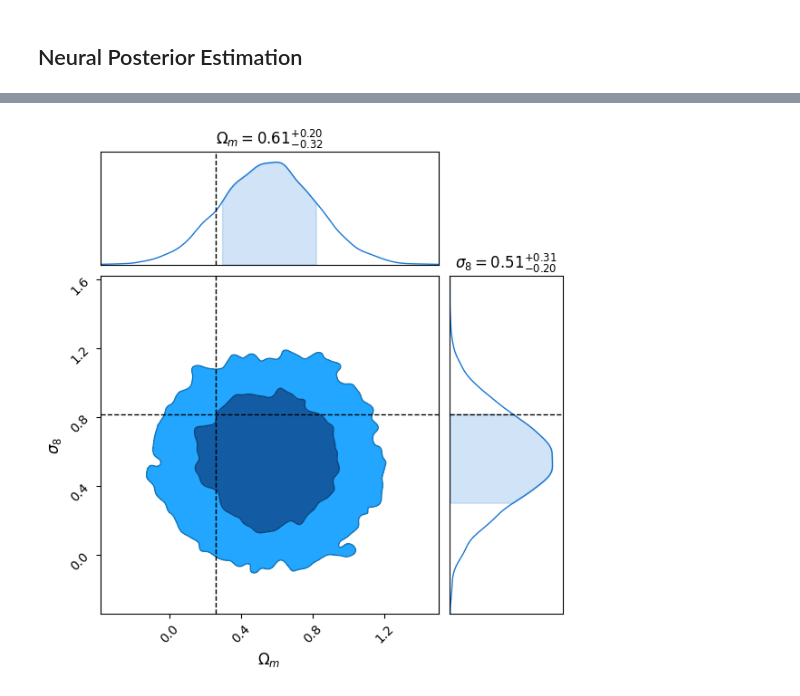
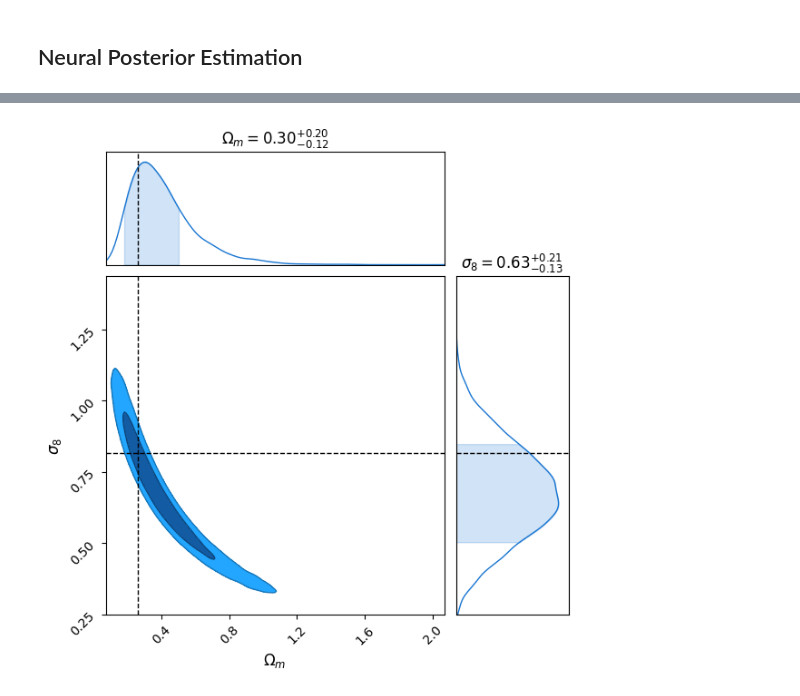
Before and after one commit to sachaguer/jaxili, a Jupyter notebook: notebooks/power_spectrum_jc.ipynb, the cells around one changed output, grey strips where cells are left out. Cells and saved outputs as stored; diff of their text form; code cells hidden in the pictures.

Commit message:
Add normalisation of the data as a correction in example notebooks.

```diff
--- a/notebooks/power_spectrum_jc.ipynb
+++ b/notebooks/power_spectrum_jc.ipynb
@@ -181,9 +193,25 @@ class PowerSpectrumDataset(data.Dataset):
     def __getitem__(self, idx):
         return self.thetas[idx], self.xs[idx]
 
+    def set_params(self, thetas):
+        self.thetas = thetas
+
+    def set_simulation(self, xs):
+        self.xs = xs
+
 train_set = torch.load('ps_dataset/train_set.pt')
 val_set = torch.load('ps_dataset/val_set.pt')
 test_set = torch.load('ps_dataset/test_set.pt')
+
+#Normalize the data.
+thetas, xs = train_set[:]
+xs_mean = xs.mean(axis=0)
+xs_std = xs.std(axis=0)
+train_set.set_simulation((xs - xs_mean) / xs_std)
+_, xs = val_set[:]
+val_set.set_simulation((xs - xs_mean) / xs_std)
+_, xs = test_set[:]
+test_set.set_simulation((xs - xs_mean) / xs_std)
 
 #Specify the batch_size
 batch_size = 50
@@ -248,7 +276,6 @@ class MAFTrainer(TrainerModule):
                  seed : int = 42,
                  activation : str = 'silu',
                  trial : Any = None,
-                 prior : Any = None,
                  **kwargs
                  ):
         super().__init__(model_class=ConditionalMAF,
@@ -260,7 +287,6 @@ class MAFTrainer(TrainerModule):
                              'use_reverse': use_reverse,
                              'seed': seed,
                              'activation': activation,
-                             'prior': prior
                          },
 
                          **kwargs)
@@ -301,7 +327,6 @@ class MAFTrainer(TrainerModule):
             'check_val_every_epoch': self.check_val_every_epoch,
             'seed': self.seed
         }
-        self.config['model_hparams']['prior'] = 'Uniform'
 
     def init_optimizer(self,
                        num_epochs : int,
@@ -416,15 +437,14 @@ CHECKPOINT_PATH = '~/Documents/SBI/sbi_jax/notebooks/checkpoints_ps/'
 dim_params = 2
 dim_obs = 20
 
-trainer = MAFTrainer(
+trainer = MAFTrainer( #There is some issue with the MAF with an odd number of layers that returns fliped samples.
     n_in=dim_params,
     n_cond=dim_obs,
-    n_layers=5,
+    n_layers=4,
     layers=[50, 50],
-    use_reverse=False,
+    use_reverse=True,
     seed=30,
     activation='relu',
-    prior=prior_normal,
     optimizer_hparams={
         'lr': 5e-4,
         'optimizer_name': 'adam'
@@ -530,16 +556,16 @@ Test loss: 0.1425471305847168
 # %%
 model = trainer.bind_model()
 
 #Let's have a look at the output of the network after training
 key = jax.random.PRNGKey(0)
-samples = model.sample(
-    mu.reshape((-1, 20)), num_samples=10000, key=key
+samples_maf = model.sample(
+    (observation.reshape((-1, 20))-xs_mean)/xs_std, num_samples=10000, key=key
 )
 
 c = ChainConsumer()
-c.add_chain(samples, parameters=[r"$\Omega_m$", r"$\sigma_8$"])
+c.add_chain(samples_maf, parameters=[r"$\Omega_m$", r"$\sigma_8$"])
 fig = c.plotter.plot(figsize=2., truth=fiducial_params)
 plt.show()
 # %% [output]
-[figure, old version]
+[figure, new version]
 # %%
```
Also changed, not shown: parts of 54 cells of this notebook, 3 other files.
